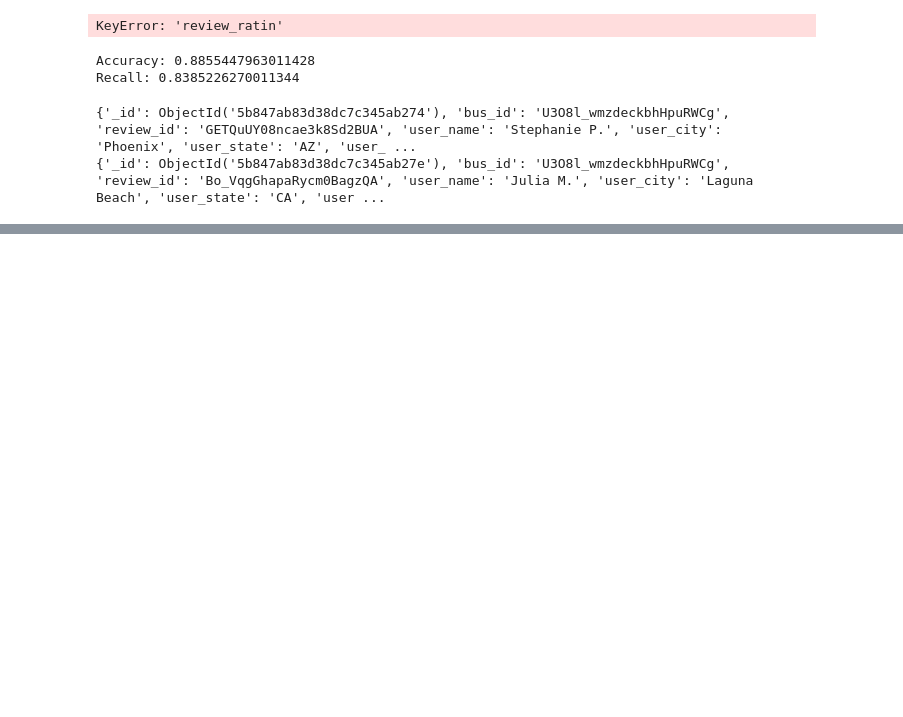
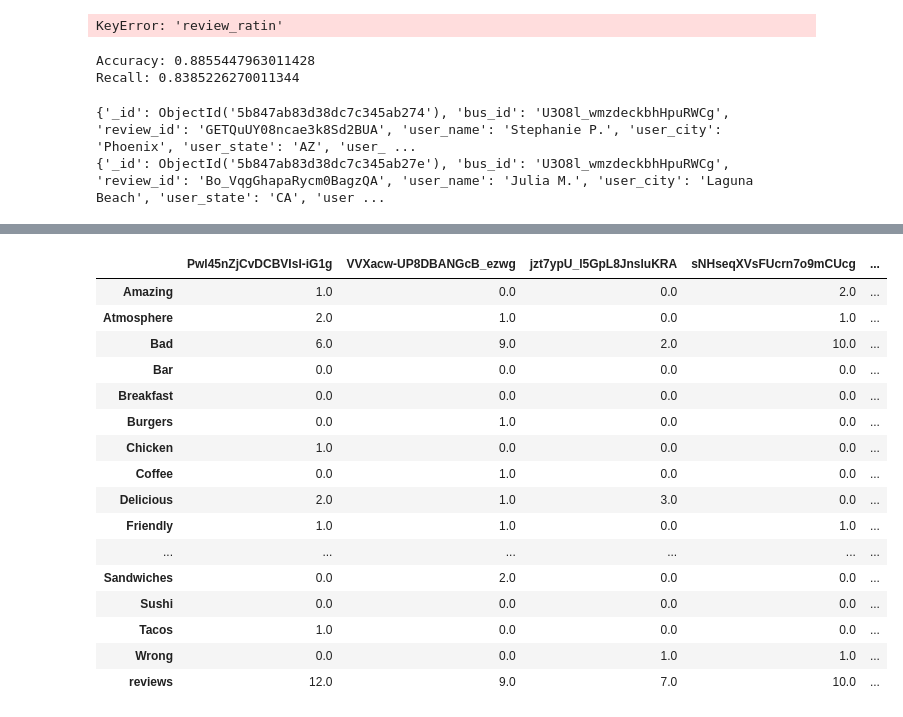
Before and after one commit to SteveGriswold3/DataScience-Capstone, a Jupyter notebook: src/model.ipynb, the cells around one changed output, grey strips where cells are left out. Saved outputs shown, nothing was run; the diff lists cells and outputs as text; code cells hidden in the pictures; blank space fills up the shorter version.

```diff
--- a/src/model.ipynb
+++ b/src/model.ipynb
@@ -802,0 +893,11 @@ for r in reviews:
+# %%
+client = MongoClient()
+db = client.yelp
+bdb = db.businesses
+rdb = db.reviews
+
+reviews = rdb.find({'cluster': {'$exists': True}}, {'_id': False, 'bus_id': True, 'cluster': True, 'sentiment': True })
+# %%
+def find_business_data(kwargs):
+    print(kwargs)
+    return bdb.find(kwargs, {'_id': False, 'id': True, 'cluster': True, 'sentiment': True})
@@ -802,0 +926,6 @@ for r in reviews:
+# %%
+businesses = business_search_params(lat=33.5, long=-112.182)
+bus_search_ids = [bus['id'] for bus in businesses]
+print(len(bus_search_ids), 'Businesses Queried')
+reviews = [review for review in reviews if review['bus_id'] in bus_search_ids]
+print(len(reviews), 'Reviews Found for', len(bus_search_ids), 'Businesses')
@@ -802,0 +1009,24 @@ for r in reviews:
+# %%
+df[['Pwl45nZjCvDCBVIsI-iG1g',
+ 'VVXacw-UP8DBANGcB_ezwg',
+ 'jzt7ypU_l5GpL8JnsluKRA',
+ 'sNHseqXVsFUcrn7o9mCUcg',
+ 'ypgo_xEb2dghMT-jlJAo3g']]
+# %% [output]
+|  | Pwl45nZjCvDCBVIsI-iG1g | VVXacw-UP8DBANGcB_ezwg | jzt7ypU_l5GpL8JnsluKRA | sNHseqXVsFUcrn7o9mCUcg | ... |
+| Amazing | 1.0 | 0.0 | 0.0 | 2.0 | ... |
+| Atmosphere | 2.0 | 1.0 | 0.0 | 1.0 | ... |
+| Bad | 6.0 | 9.0 | 2.0 | 10.0 | ... |
+| Bar | 0.0 | 0.0 | 0.0 | 0.0 | ... |
+| Breakfast | 0.0 | 0.0 | 0.0 | 0.0 | ... |
+| Burgers | 0.0 | 1.0 | 0.0 | 0.0 | ... |
+| Chicken | 1.0 | 0.0 | 0.0 | 0.0 | ... |
+| Coffee | 0.0 | 1.0 | 0.0 | 0.0 | ... |
+| Delicious | 2.0 | 1.0 | 3.0 | 0.0 | ... |
+| Friendly | 1.0 | 1.0 | 0.0 | 1.0 | ... |
+| ... | ... | ... | ... | ... | ... |
+| Sandwiches | 0.0 | 2.0 | 0.0 | 0.0 | ... |
+| Sushi | 0.0 | 0.0 | 0.0 | 0.0 | ... |
+| Tacos | 1.0 | 0.0 | 0.0 | 0.0 | ... |
+| Wrong | 0.0 | 0.0 | 1.0 | 1.0 | ... |
+| reviews | 12.0 | 9.0 | 7.0 | 10.0 | ... |
```
Also changed, not shown: parts of 39 cells of this notebook.
